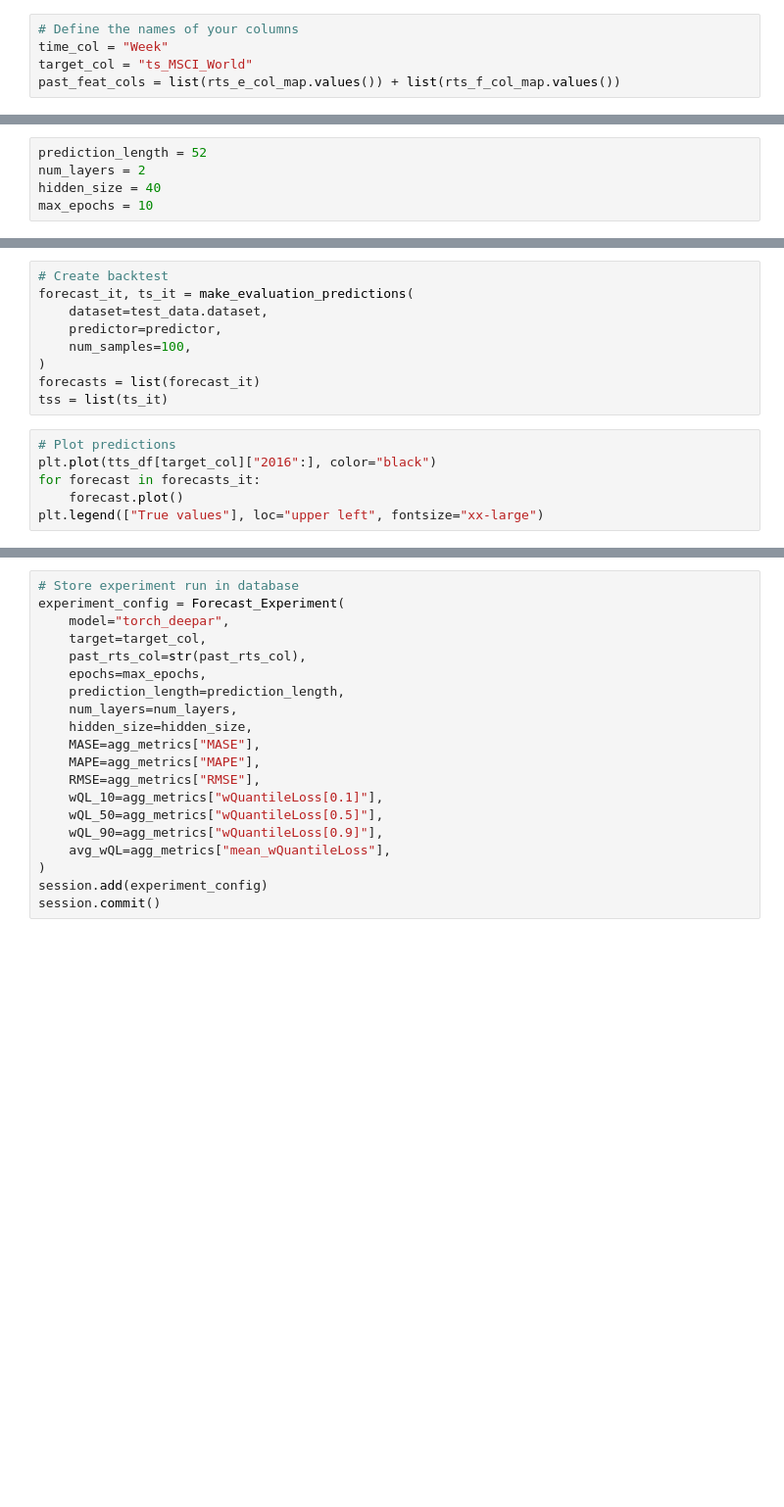
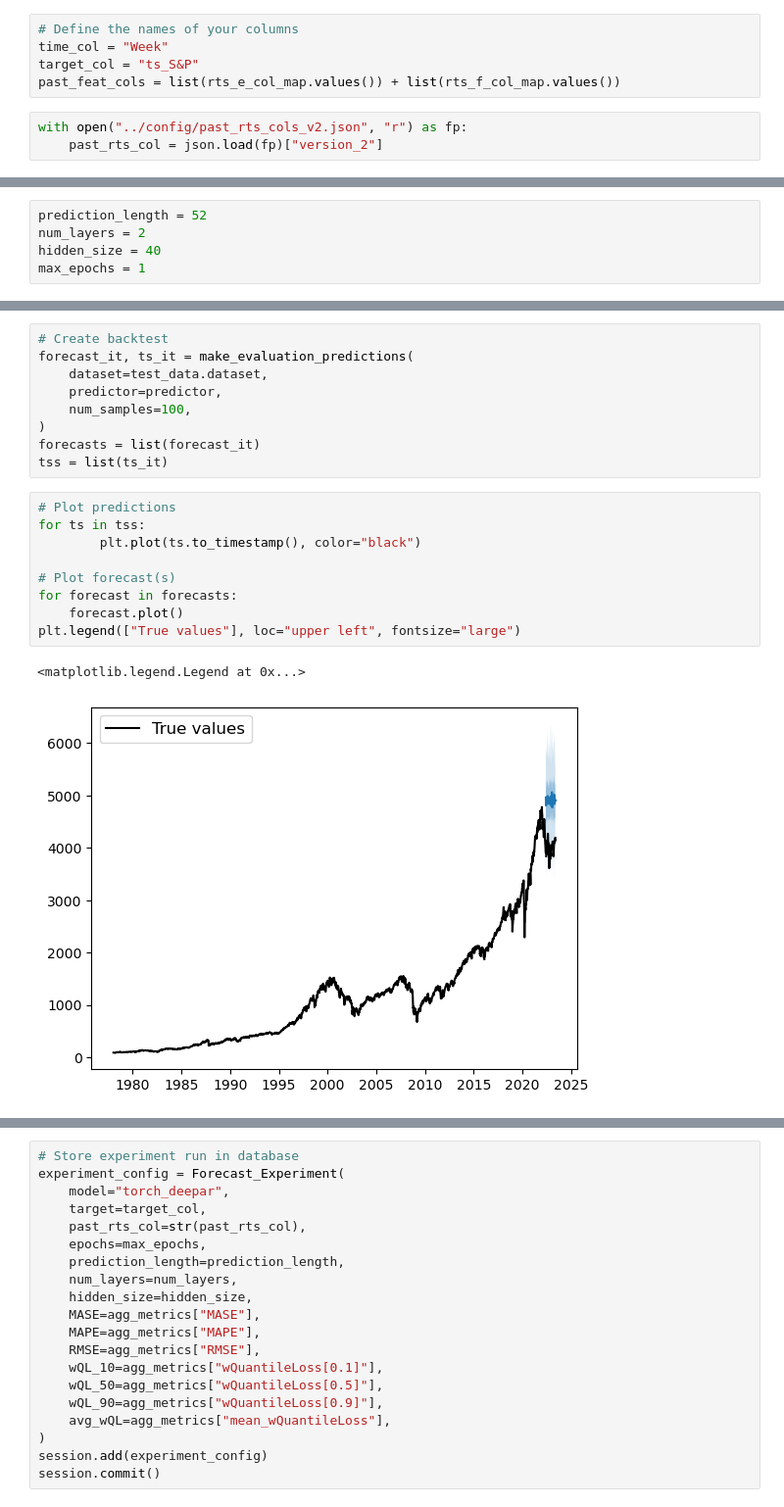
Before and after one commit to jhb300/project_submission_hai_performer, a Jupyter notebook: modelling/exploration/forecast_exploration_notebook.ipynb, the cells around one changed output, grey strips where cells are left out. Shown at 98% size. Cells and saved outputs as stored; diff of their text form; blank space fills up the shorter version.

```diff
--- a/modelling/exploration/forecast_exploration_notebook.ipynb
+++ b/modelling/exploration/forecast_exploration_notebook.ipynb
@@ -120,8 +173,11 @@ In the following cell the pandas dataframe is converted into a [Dataset](https:/
 # %%
 # Define the names of your columns
 time_col = "Week"
-target_col = "ts_MSCI_World"
+target_col = "ts_S&P"
 past_feat_cols = list(rts_e_col_map.values()) + list(rts_f_col_map.values())
+# %%
+with open("../config/past_rts_cols_v2.json", "r") as fp:
+    past_rts_col = json.load(fp)["version_2"]
 # %% [markdown]
 #### To Pandas Dataset
 # %%
@@ -178,7 +234,7 @@ test_data = test_gen.generate_instances(prediction_length=52, windows=1)
 prediction_length = 52
 num_layers = 2
 hidden_size = 40
-max_epochs = 10
+max_epochs = 1
 # %%
 # Train the model
 predictor = TorchDeepAR(
@@ -201,10 +273,16 @@ forecasts = list(forecast_it)
 tss = list(ts_it)
 # %%
 # Plot predictions
-plt.plot(tts_df[target_col]["2016":], color="black")
-for forecast in forecasts_it:
+for ts in tss:
+        plt.plot(ts.to_timestamp(), color="black")
+
+# Plot forecast(s)
+for forecast in forecasts:
     forecast.plot()
-plt.legend(["True values"], loc="upper left", fontsize="xx-large")
+plt.legend(["True values"], loc="upper left", fontsize="large")
+# %% [output]
+<matplotlib.legend.Legend at 0x...>
+[figure, added]
 # %%
 # Compute metrics
 evaluator = Evaluator(quantiles=[0.1, 0.5, 0.9])
```
Also changed, not shown: parts of 8 cells of this notebook.
